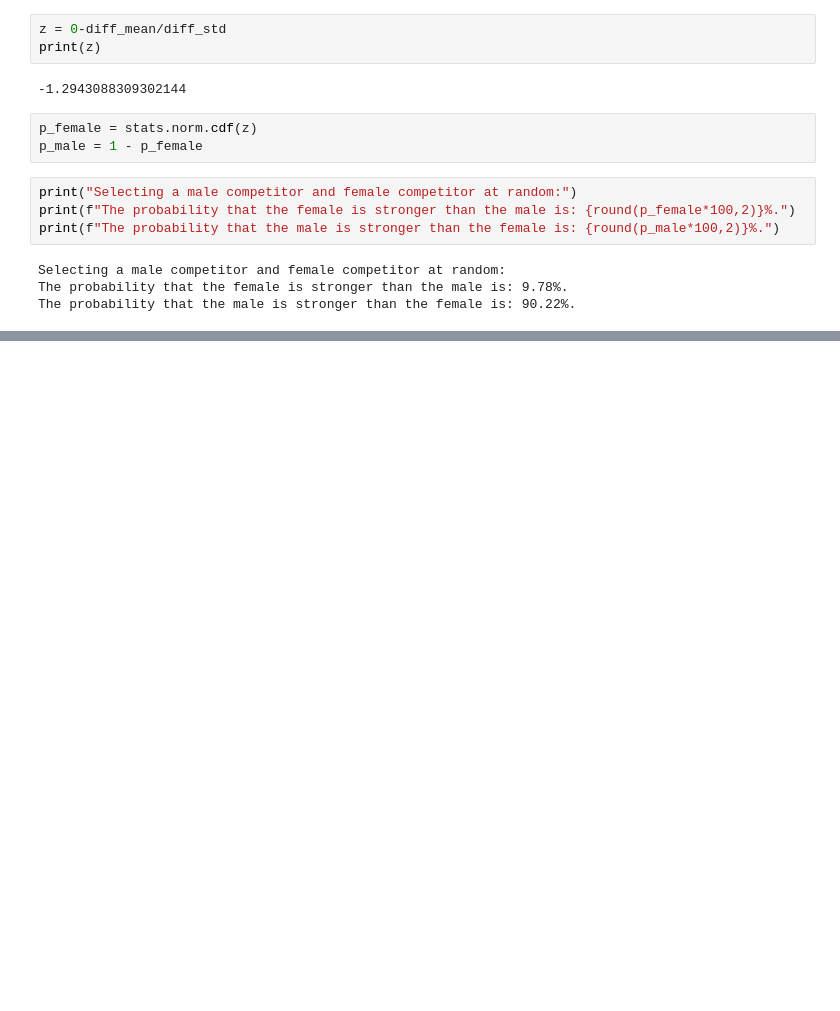
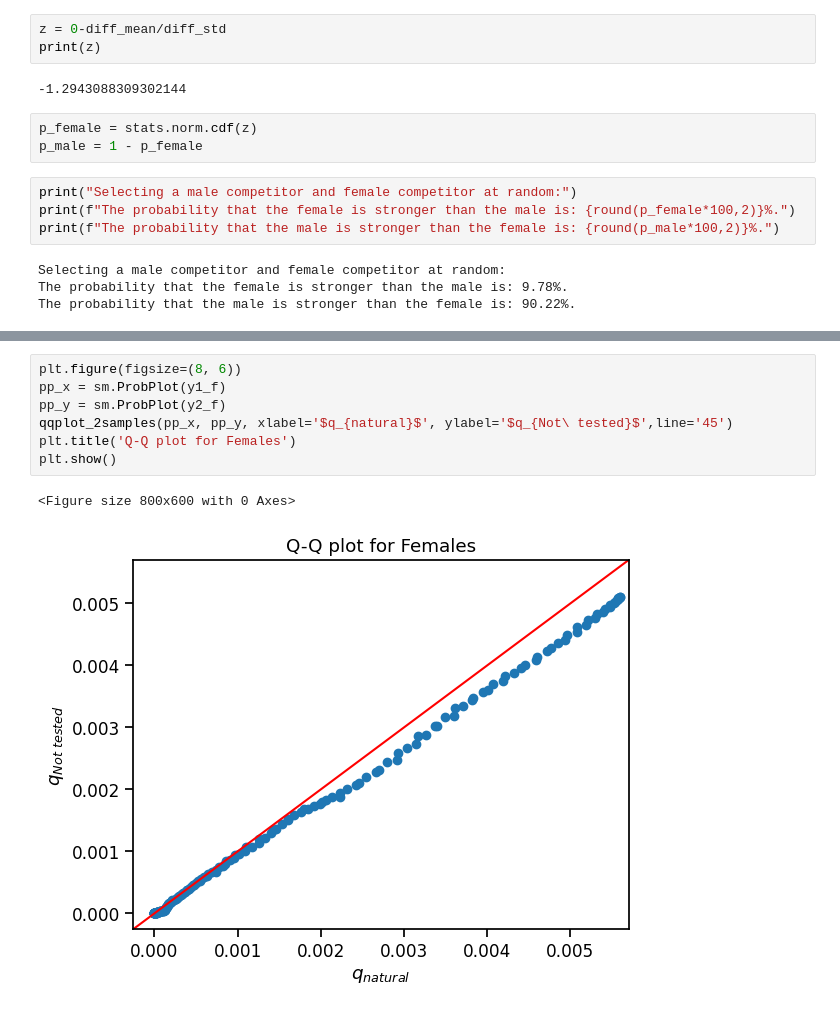
Before and after one commit to AmeerAliSaleem/powerlifting, a Jupyter notebook: Powerlifting_battle_of_the_genders.ipynb, the cells around one changed output, grey strips where cells are left out. Drawn from its saved outputs; the diff is of its cells as text; blank space fills up the shorter version.

```diff
--- a/Powerlifting_battle_of_the_genders.ipynb
+++ b/Powerlifting_battle_of_the_genders.ipynb
@@ -314,0 +498,10 @@ The probability that the male is stronger than the female is: 90.22%.
+# %%
+plt.figure(figsize=(8, 6))
+pp_x = sm.ProbPlot(y1_f)
+pp_y = sm.ProbPlot(y2_f)
+qqplot_2samples(pp_x, pp_y, xlabel='$q_{natural}$', ylabel='$q_{Not\ tested}$',line='45')
+plt.title('Q-Q plot for Females')
+plt.show()
+# %% [output]
+<Figure size 800x600 with 0 Axes>
+[figure, added]
```
Also changed, not shown: parts of 35 cells of this notebook, 2 other files.
